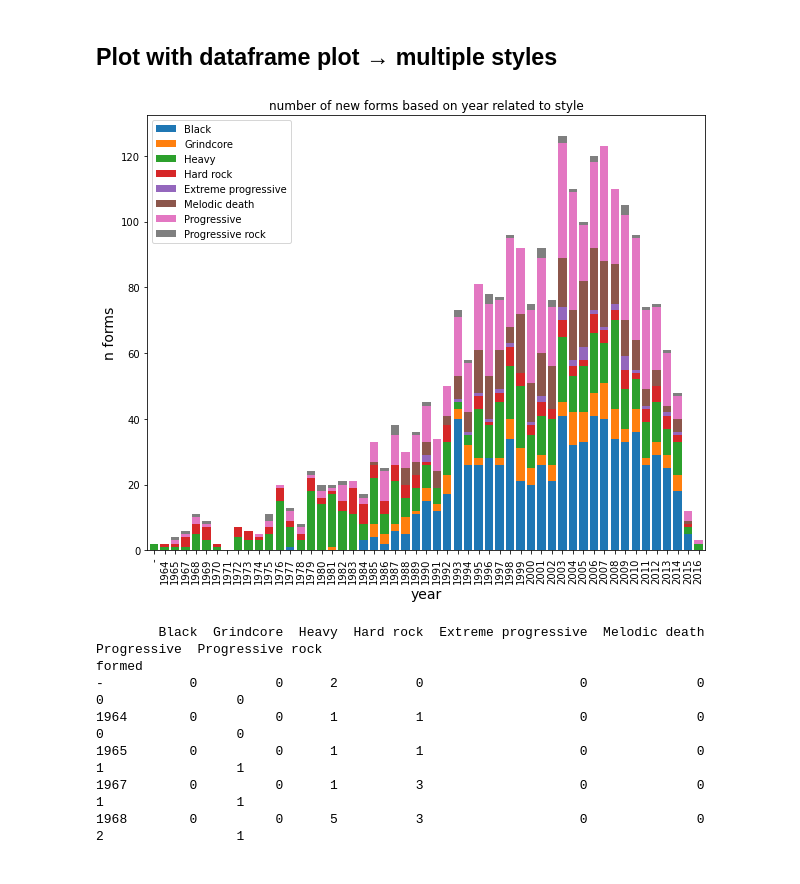
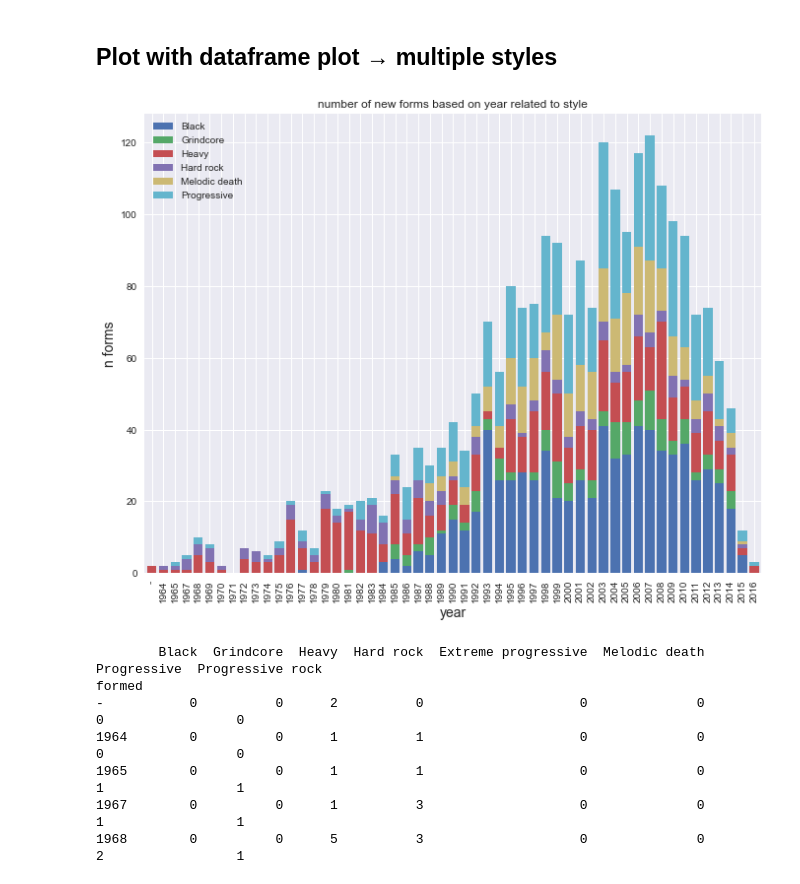
Before and after one commit to Doekii/Eip_Praktikum, a Jupyter notebook: Metal_bands.ipynb, the cells around one changed output. Saved outputs shown, nothing was run; the diff lists cells and outputs as text; code cells hidden in the pictures.

```diff
--- a/Metal_bands.ipynb
+++ b/Metal_bands.ipynb
@@ -35,31 +39,32 @@ Columns:
 # %% [markdown]
 ## Plot with dataframe plot &rarr; multiple styles
 # %%
-styles = ["Black","Grindcore","Heavy","Hard rock","Extreme progressive","Melodic death","Progressive","Progressive rock"]
+styles = ["Black","Grindcore","Heavy","Hard rock","Melodic death","Progressive"]
 # %%
-
 style_frame = pd.DataFrame()
 uniques = bands_frame["formed"].unique()
 style_frame["formed"] = uniques
 style_frame = style_frame.set_index("formed")
 
 style_dict = {}
 for which_style in styles:
     style_frame[which_style]  = 0
     for index, row in bands_frame.iterrows():
         if which_style in row["style"]:
             style_frame.at[row["formed"],which_style] += 1
 
 style_frame.sort_index(inplace = True)
 style_frame.plot( kind='bar', stacked=True,
         title='number of new forms based on year related to style',width= 0.8,figsize=(10,8),fontsize=10)
+plt.style.use("seaborn")
+plt.grid(color='w', linestyle='solid')
 plt.xlabel("year",fontsize=14)
 plt.ylabel("n forms",fontsize=14)
 
 plt.show()
 plt.close()
 # %% [output]
-[figure, old version]
+[figure, new version]
 # %%
 print(style_frame.head())
 # %% [output]
```
Also changed, not shown: parts of 2 cells of this notebook, 1 other file.
